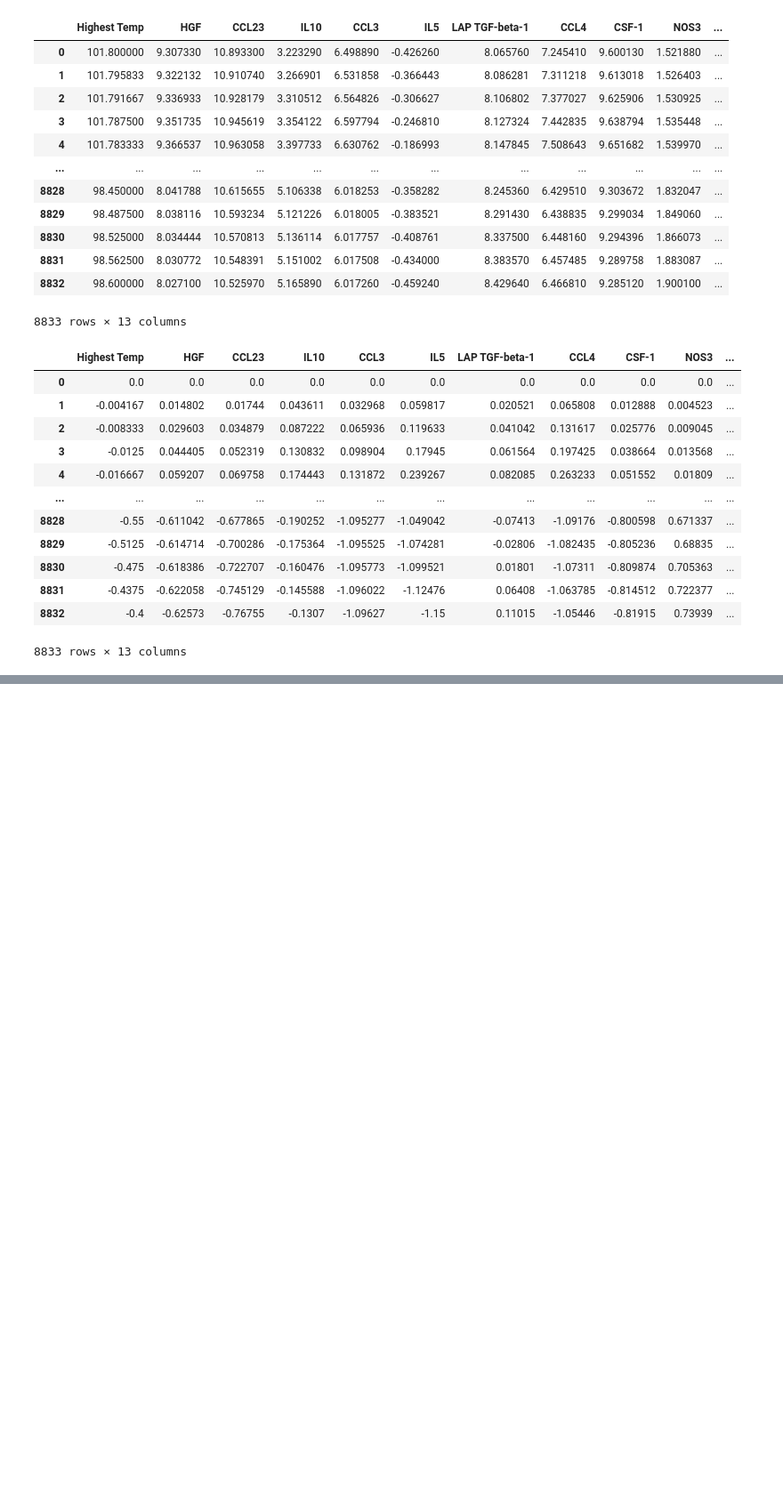
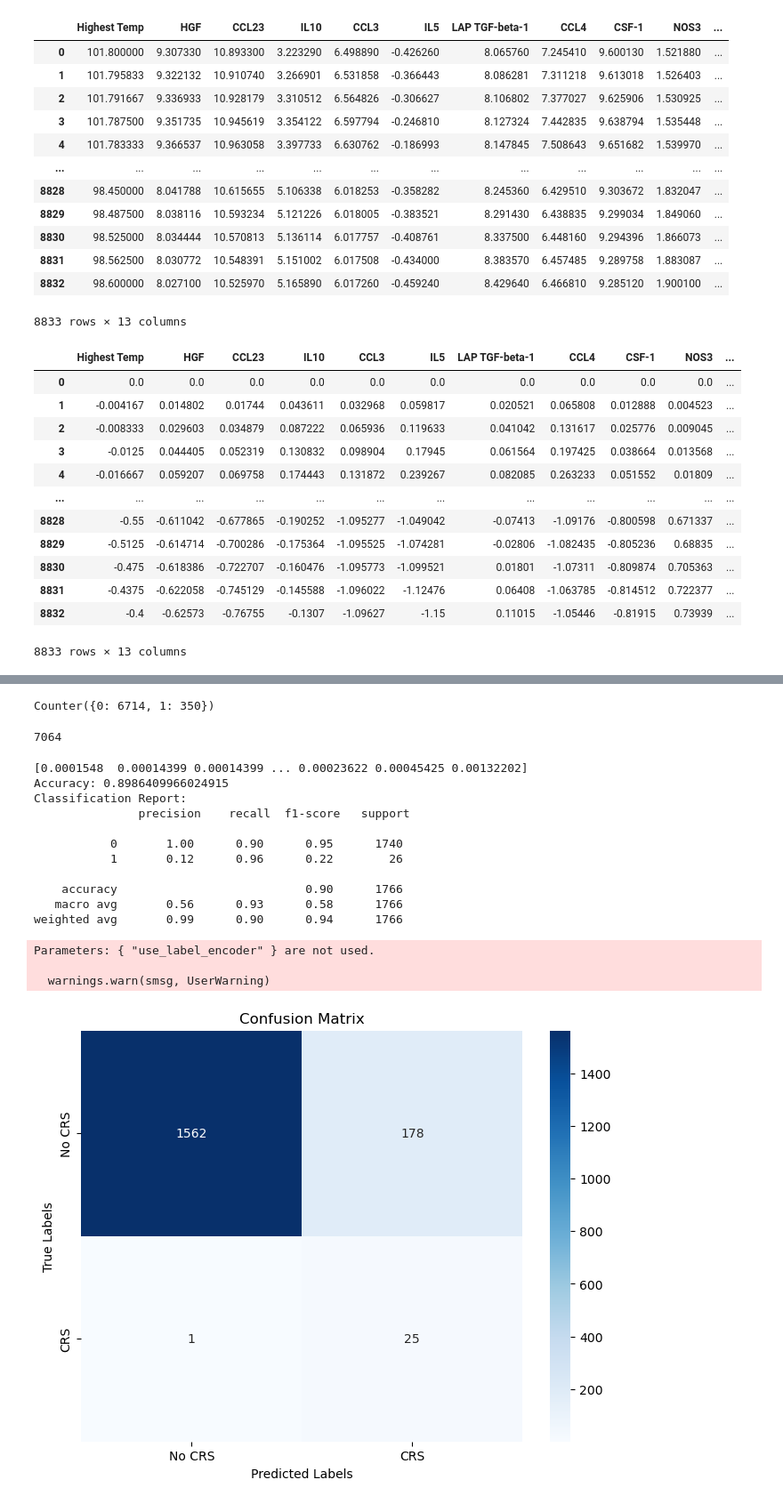
Before and after one commit to Ali-Quidwai/CRS-Detection, a Jupyter notebook: notebooks/baseline_model_building.ipynb, the cells around one changed output, grey strips where cells are left out. Shown at 89% size. Cells and saved outputs as stored; diff of their text form; code cells hidden in the pictures; blank space fills up the shorter version.

Commit message:
Add xgboost classifier and threshold loop

```diff
--- a/notebooks/baseline_model_building.ipynb
+++ b/notebooks/baseline_model_building.ipynb
@@ -330,0 +349,13 @@ Name: CRS on date (0 No, 1 Yes), dtype: int64
+# %%
+# Step 1: Identify columns with object dtype
+object_columns = X_train.select_dtypes(include=['object']).columns
+print("Columns with object data type:", object_columns)
+
+# Step 2: Convert columns to numeric (if they contain numeric values as strings)
+for col in object_columns:
+    X_train[col] = pd.to_numeric(X_train[col], errors='coerce')
+    X_test[col] = pd.to_numeric(X_test[col], errors='coerce')
+
+# Step 3: Check for any remaining NaN values that may have been introduced during conversion
+X_train.fillna(0, inplace=True)
+X_test.fillna(0, inplace=True)
@@ -330,0 +389,64 @@ Name: CRS on date (0 No, 1 Yes), dtype: int64
+# %%
+class_counts
+# %% [output]
+Counter({0: 6714, 1: 350})
+# %%
+len(y_train)
+# %% [output]
+7064
+# %%
+import xgboost as xgb
+from sklearn.metrics import accuracy_score, classification_report, confusion_matrix
+import matplotlib.pyplot as plt
+import seaborn as sns
+
+from collections import Counter
+
+class_counts = Counter(y_train)
+scale_pos_weight = class_counts[0] / class_counts[1]
+
+# Step 1: Define the XGBoost classifier
+xgb_model = xgb.XGBClassifier(objective='binary:logistic', eval_metric='logloss', use_label_encoder=False, scale_pos_weight=scale_pos_weight)
+
+# Step 2: Train the model
+xgb_model.fit(X_train, y_train)
+
+# Step 3: Make predictions
+y_pred = xgb_model.predict(X_test)
+
+y_pred_proba = xgb_model.predict_proba(X_test)[:, 1]
+print(y_pred_proba)
+custom_threshold = 0.001  # Experiment with values lower than 0.5
+y_pred_custom = (y_pred_proba >= custom_threshold).astype(int)
+
+y_pred = y_pred_custom
+
+# Step 4: Evaluate the model
+accuracy = accuracy_score(y_test, y_pred)
+print("Accuracy:", accuracy)
+print("Classification Report:\n", classification_report(y_test, y_pred))
+
+# Step 5: Confusion Matrix
+cm = confusion_matrix(y_test, y_pred)
+plt.figure(figsize=(8, 6))
+sns.heatmap(cm, annot=True, fmt='d', cmap='Blues', xticklabels=['No CRS', 'CRS'], yticklabels=['No CRS', 'CRS'])
+plt.xlabel('Predicted Labels')
+plt.ylabel('True Labels')
+plt.title('Confusion Matrix')
+plt.show()
+# %% [output]
+[0.0001548  0.00014399 0.00014399 ... 0.00023622 0.00045425 0.00132202]
+Accuracy: 0.8986409966024915
+Classification Report:
+               precision    recall  f1-score   support
+
+           0       1.00      0.90      0.95      1740
+           1       0.12      0.96      0.22        26
+
+    accuracy                           0.90      1766
+   macro avg       0.56      0.93      0.58      1766
+weighted avg       0.99      0.90      0.94      1766
+Parameters: { "use_label_encoder" } are not used.
+
+  warnings.warn(smsg, UserWarning)
+[figure, added]
```
Also changed, not shown: parts of 12 cells of this notebook.
